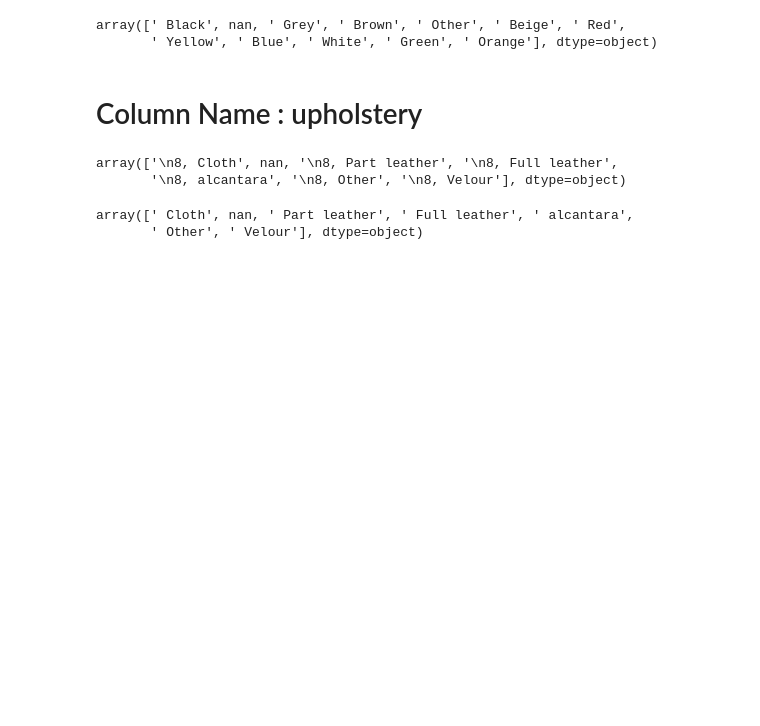
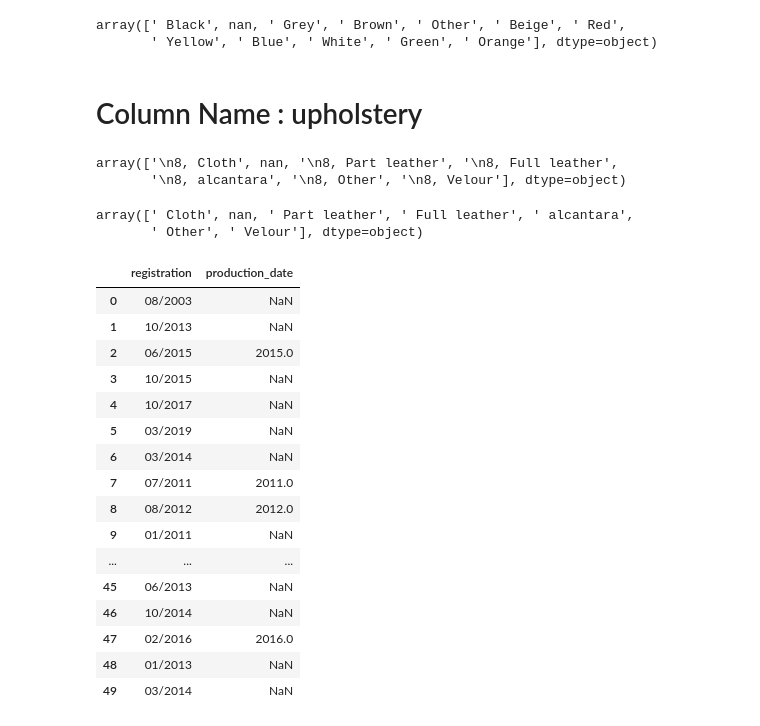
Before and after one commit to Nueseybe/Team2Project-4, a Jupyter notebook: main.ipynb, the cells around one changed output. Saved outputs shown, nothing was run; the diff lists cells and outputs as text; code cells hidden in the pictures; blank space fills up the shorter version.

```diff
--- a/main.ipynb
+++ b/main.ipynb
@@ -366,7 +359,7 @@ Name: seats, Length: 62766, dtype: object
 # %%
-df["seats"]=df["seats"].str.strip(',\n')
+#df["seats"]=df["seats"].str.strip(',\n')
 # %%
-df["seats"].replace("None", "0", inplace = True) #None values may stay as None. There are no car without seat
+#df["seats"].replace("None", "0", inplace = True) #None values may stay as None. There are no car without seat
 # %%
 df["seats"]=df["seats"].astype(int)
 
@@ -948,3 +956,28 @@ df["upholstery"].unique()
 # %% [output]
 array([' Cloth', nan, ' Part leather', ' Full leather', ' alcantara',
        ' Other', ' Velour'], dtype=object)
+# %%
+#df['registration'] = df['fuel_type'].str.strip("\n\r,")
+#df['Fuel_type'] = df['Fuel_type'].str.strip("\n\r,")
+#df['registration'] = df['registration'].fillna("None")
+df.loc[(df['production_date'] != 'None'), ['registration', 'production_date']].head(50)
+#df['fuel_type'].value_counts() # Icinde gearbox ile lgili bilgiler de var. Kayit ederken kaydirma yapilmis olabilir
+# fuel_type i secmek digerini silmek mantkli olabilir
+# %% [output]
+|  | registration | production_date |
+| 0 | 08/2003 | NaN |
+| 1 | 10/2013 | NaN |
+| 2 | 06/2015 | 2015.0 |
+| 3 | 10/2015 | NaN |
+| 4 | 10/2017 | NaN |
+| 5 | 03/2019 | NaN |
+| 6 | 03/2014 | NaN |
+| 7 | 07/2011 | 2011.0 |
+| 8 | 08/2012 | 2012.0 |
+| 9 | 01/2011 | NaN |
+| ... | ... | ... |
+| 45 | 06/2013 | NaN |
+| 46 | 10/2014 | NaN |
+| 47 | 02/2016 | 2016.0 |
+| 48 | 01/2013 | NaN |
+| 49 | 03/2014 | NaN |
```
Also changed, not shown: parts of 38 cells of this notebook, 1 other file.
